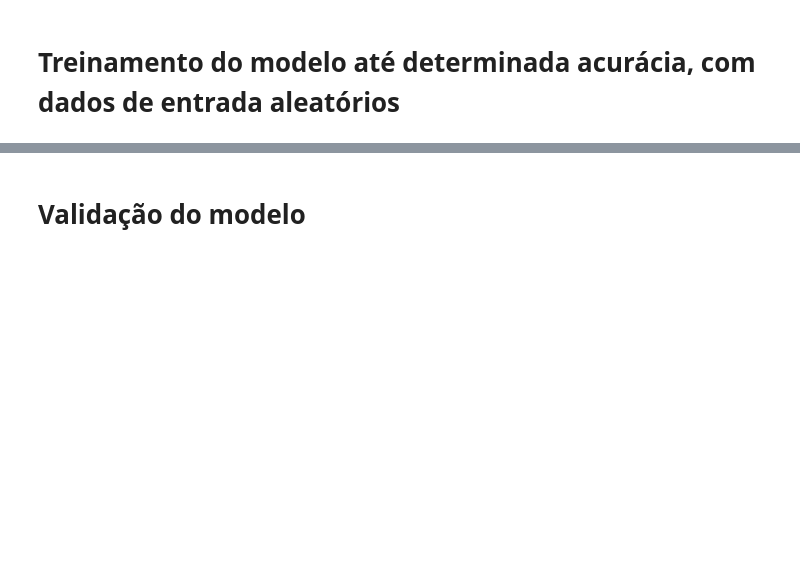
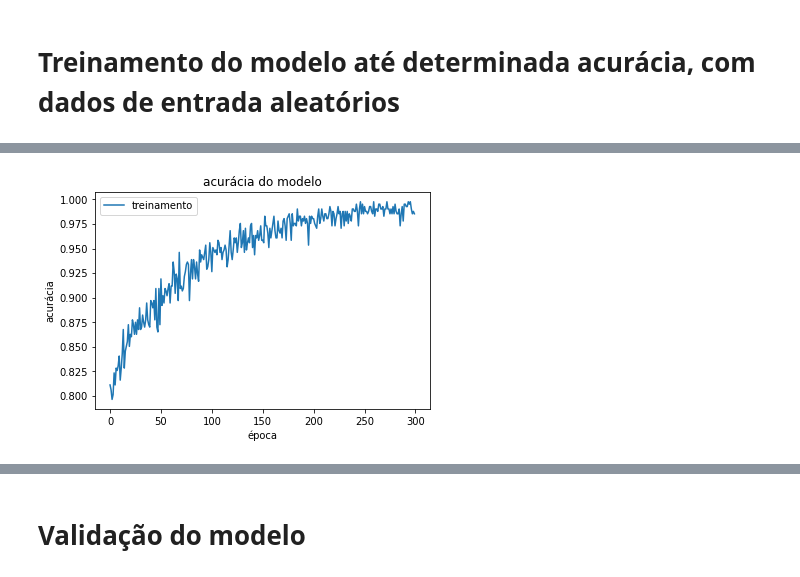
Before and after one commit to grochavieira/3dcnn-sign-language-recognition, a Jupyter notebook: 3dcnn_sign_language_test.ipynb, the cells around one changed output, grey strips where cells are left out. Saved outputs shown, nothing was run; the diff lists cells and outputs as text; code cells hidden in the pictures; blank space fills up the shorter version.

```diff
--- a/3dcnn_sign_language_test.ipynb
+++ b/3dcnn_sign_language_test.ipynb
@@ -90,7 +116,7 @@ video_type = '.mp4'
 
 angles = [-20, -10, -5, 5, 10, 20] # Define alguns ângulos para rotação
 
-video_classes   = './LIBRAS-Dataset/' # caminho da pasta com os arquivos
+video_classes   = './LIBRAS-Dataset-Definitivo/' # caminho da pasta com os arquivos
 list_of_classes = os.listdir(video_classes) # pega o nome de todos os arquivos dentro da pasta
 print(list_of_classes)
 
@@ -778,13 +807,32 @@ print(np.shape(X_data_test))
 # %% [markdown]
 # Definição da Rede Neural Convolucional 3D
 # %%
- def get_model():
+from keras import backend as K
+
+def recall_m(y_true, y_pred):
+    true_positives = K.sum(K.round(K.clip(y_true * y_pred, 0, 1)))
+    possible_positives = K.sum(K.round(K.clip(y_true, 0, 1)))
+    recall = true_positives / (possible_positives + K.epsilon())
+    return recall
+
+def precision_m(y_true, y_pred):
+    true_positives = K.sum(K.round(K.clip(y_true * y_pred, 0, 1)))
+    predicted_positives = K.sum(K.round(K.clip(y_pred, 0, 1)))
+    precision = true_positives / (predicted_positives + K.epsilon())
+    return precision
+
+def f1_m(y_true, y_pred):
+    precision = precision_m(y_true, y_pred)
+    recall = recall_m(y_true, y_pred)
+    return 2*((precision*recall)/(precision+recall+K.epsilon()))
+
+def get_model():
 
     # Camadas do modelo
 
     model = keras.Sequential()
 
-    model.add(keras.layers.Conv3D(50, (5,7,7), activation='relu', input_shape=(9, width, height, num_of_channels)))
+    model.add(keras.layers.Conv3D(50, (5,7,7), activation='relu', input_shape=(num_of_frames, width, height, num_of_channels)))
     model.add(keras.layers.BatchNormalization())
     model.add(keras.layers.MaxPooling3D((1, 2, 2), padding='same'))
 
@@ -802,7 +850,7 @@ print(np.shape(X_data_test))
 
     # Compilação do modelo
 
-    initial_learning_rate = 0.0001
+    initial_learning_rate = 0.00001
     lr_schedule = keras.optimizers.schedules.ExponentialDecay(
         initial_learning_rate, decay_steps=100000, decay_rate=0.96, staircase=True
     )
@@ -846,9 +910,10 @@ Epoch 1/100
 # %% [markdown]
 # Treinamento do modelo até determinada acurácia, com dados de entrada aleatórios
 # %%
-epochs = 100
+from matplotlib import pyplot as plt
+epochs = 300
 accuracy = 0
-while accuracy < 0.6:
+while accuracy < 0.93:
     X_data_train = []
     Y_data_train = []
     X_data_test = []
@@ -878,7 +943,7 @@ while accuracy < 0.6:
     X_data_train = X_data_train.reshape(train_size, num_of_frames, width, height, num_of_channels)
     X_data_test  = X_data_test.reshape(test_size, num_of_frames, width, height, num_of_channels)
 
-    model.fit(X_data_train, Y_data_train, epochs=epochs, batch_size=train_size, shuffle=True)
+    history = model.fit(X_data_train, Y_data_train, epochs=epochs, batch_size=train_size, shuffle=True)
     result = model.evaluate(X_data_test, Y_data_test)
     if (result[1] > accuracy):
         model.save('./model/')
@@ -904,0 +970,13 @@ INFO:tensorflow:Assets written to: ./model/assets
+# %%
+# print(history.history['loss'])
+plt.plot(history.history['acc'])
+# plt.plot(history.history['loss'])
+plt.title('acurácia do modelo')
+
+
+plt.ylabel('acurácia')
+plt.xlabel('época')
+plt.legend(['treinamento'], loc='upper left')
+plt.show()
+# %% [output]
+[figure, added]
```
Also changed, not shown: parts of 19 cells of this notebook.
